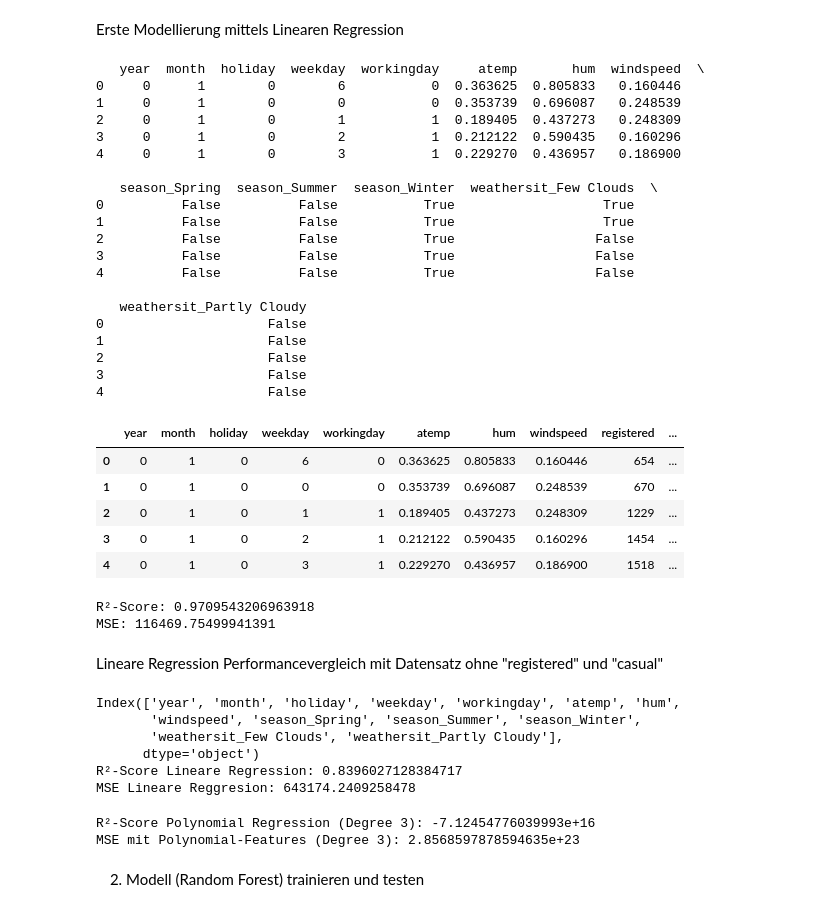
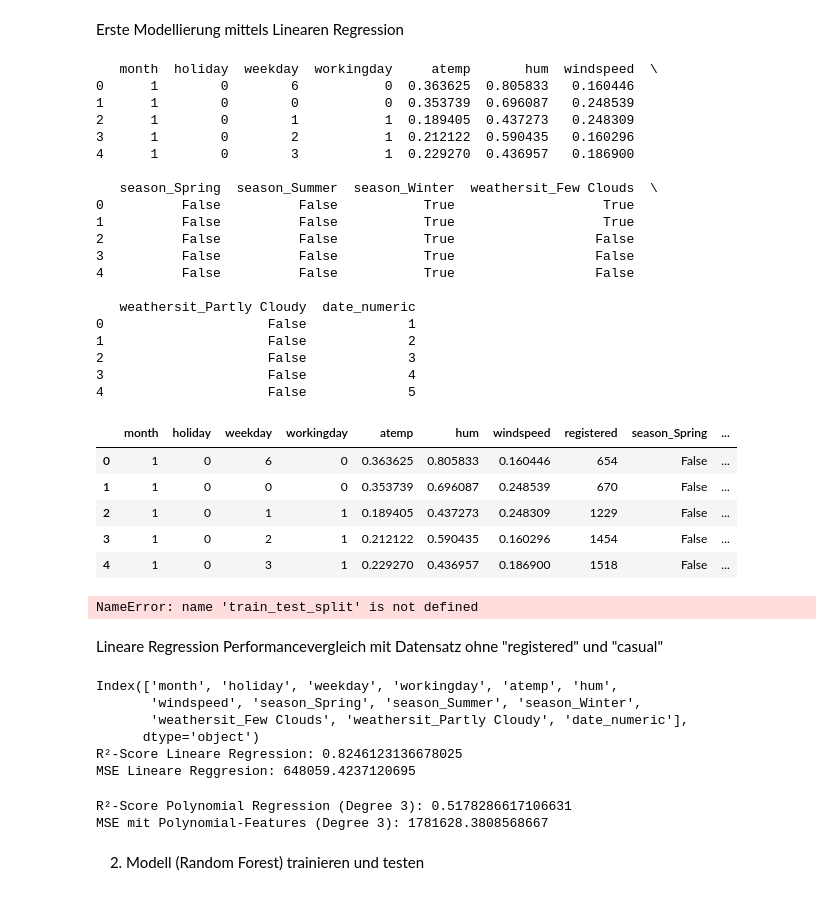
Before and after one commit to philhap/DS-Projektarbeit-Philipp-Heppler-Bike-Sharing, a Jupyter notebook: Digethic_Projektarbeit24_DS.ipynb, the cells around one changed output. Drawn from its saved outputs; the diff is of its cells as text; code cells hidden in the pictures.

```diff
--- a/Digethic_Projektarbeit24_DS.ipynb
+++ b/Digethic_Projektarbeit24_DS.ipynb
@@ -297,14 +304,14 @@ Index(['date', 'season', 'year', 'month', 'holiday', 'weekday', 'workingday',
        'registered', 'distribution'],
       dtype='object')
 # %%
-# Konvertiere 'date' in Datumsformat
-df['date'] = pd.to_datetime(df['date'])
-
-# Erstelle Dummy-Variablen für 'season'
+# Erstelle Dummy-Variablen für 'season' und 'weathersit'
 df = pd.get_dummies(df, columns=['season', 'weathersit'], drop_first=True)
 
-# Exkludiere 'date' von der Korrelation
-df_numeric = df.drop(columns=['date'])
+# Fortlaufende Zahl für jedes Datum erstellen (beginnend bei 1)
+df['date_numeric'] = np.arange(1, len(df) + 1)
+
+# Entferne die ursprüngliche 'date'-Spalte, falls gewünscht
+df = df.drop(columns=['date'])
 
 print(df.head())
 df.dtypes
@@ -363,49 +370,50 @@ plt.show()
 Erste Modellierung mittels Linearen Regression
 # %%
 from sklearn.linear_model import LinearRegression
-from sklearn.model_selection import train_test_split
-from sklearn.metrics import r2_score, mean_squared_error
+import sklearn.model_selection
+import sklearn.metrics
 
 # Features ohne "casual" und Zielvariable definieren
-X = df.drop(columns=['distribution', 'date', 'temp', 'casual']) # temp wird wegen Multikollinearität entfernt
+X = df.drop(columns=['distribution', 'year', 'temp', 'casual']) # temp wird wegen Multikollinearität entfernt
 y = df['distribution'] # casual + registered = target
 
 # Features ohne "registered" und "casual" definieren
-X2 = df.drop(columns=['date', 'distribution', 'temp', 'registered', 'casual'])
+X2 = df.drop(columns=['distribution', 'year', 'temp', 'registered', 'casual'])
 y2 = df['distribution'] # casual + registered = target
 
 print(X2.head())
 X.head()
 # %% [output]
-   year  month  holiday  weekday  workingday     atemp       hum  windspeed  \
-0     0      1        0        6           0  0.363625  0.805833   0.160446
-1     0      1        0        0           0  0.353739  0.696087   0.248539
-2     0      1        0        1           1  0.189405  0.437273   0.248309
-3     0      1        0        2           1  0.212122  0.590435   0.160296
-4     0      1        0        3           1  0.229270  0.436957   0.186900
+   month  holiday  weekday  workingday     atemp       hum  windspeed  \
+0      1        0        6           0  0.363625  0.805833   0.160446
+1      1        0        0           0  0.353739  0.696087   0.248539
+2      1        0        1           1  0.189405  0.437273   0.248309
+3      1        0        2           1  0.212122  0.590435   0.160296
+4      1        0        3           1  0.229270  0.436957   0.186900
 
    season_Spring  season_Summer  season_Winter  weathersit_Few Clouds  \
 0          False          False           True                   True
 1          False          False           True                   True
 2          False          False           True                  False
 3          False          False           True                  False
 4          False          False           True                  False
 
-   weathersit_Partly Cloudy
-0                     False
-1                     False
-2                     False
-3                     False
-4                     False
+   weathersit_Partly Cloudy  date_numeric
+0                     False             1
+1                     False             2
+2                     False             3
+3                     False             4
+4                     False             5
-|  | year | month | holiday | weekday | workingday | atemp | hum | windspeed | registered | ... |
-| 0 | 0 | 1 | 0 | 6 | 0 | 0.363625 | 0.805833 | 0.160446 | 654 | ... |
-| 1 | 0 | 1 | 0 | 0 | 0 | 0.353739 | 0.696087 | 0.248539 | 670 | ... |
-| 2 | 0 | 1 | 0 | 1 | 1 | 0.189405 | 0.437273 | 0.248309 | 1229 | ... |
-| 3 | 0 | 1 | 0 | 2 | 1 | 0.212122 | 0.590435 | 0.160296 | 1454 | ... |
-| 4 | 0 | 1 | 0 | 3 | 1 | 0.229270 | 0.436957 | 0.186900 | 1518 | ... |
+|  | month | holiday | weekday | workingday | atemp | hum | windspeed | registered | season_Spring | ... |
+| 0 | 1 | 0 | 6 | 0 | 0.363625 | 0.805833 | 0.160446 | 654 | False | ... |
+| 1 | 1 | 0 | 0 | 0 | 0.353739 | 0.696087 | 0.248539 | 670 | False | ... |
+| 2 | 1 | 0 | 1 | 1 | 0.189405 | 0.437273 | 0.248309 | 1229 | False | ... |
+| 3 | 1 | 0 | 2 | 1 | 0.212122 | 0.590435 | 0.160296 | 1454 | False | ... |
+| 4 | 1 | 0 | 3 | 1 | 0.229270 | 0.436957 | 0.186900 | 1518 | False | ... |
 # %%
 # Train-Test-Split
-X_trainx, X_testx, y_trainx, y_testx = train_test_split(X, y, test_size=0.2, random_state=42)
+X_train, X_test, y_train, y_test = train_test_split(X, y, test_size=0.2, random_state=42)
+
 
 # Modell erstellen und trainieren
 lrx_model = LinearRegression()
@@ -422,13 +430,12 @@ print(f'R²-Score: {r2_lrx}')
 mse_lrx = mean_squared_error(y_testx, y_pred_lrx)
 print(f'MSE: {mse_lrx}')
 # %% [output]
-R²-Score: 0.9709543206963918
-MSE: 116469.75499941391
+NameError: name 'train_test_split' is not defined
 # %% [markdown]
 Lineare Regression Performancevergleich mit Datensatz ohne "registered" und "casual"
 # %%
 # Train-Test-Split
-X_train, X_test, y_train, y_test = train_test_split(X2, y2, test_size=0.2, random_state=42)
+X_train, X_test, y_train, y_test = train_test_split(X2, y2, test_size=0.2, random_state=43)
 
 # Modell erstellen und trainieren
 lr_model = LinearRegression()
@@ -447,17 +454,17 @@ print(f'R²-Score Lineare Regression: {r2_lr}')
 mse_lr = mean_squared_error(y_test, y_pred_lr)
 print(f'MSE Lineare Reggresion: {mse_lr}')
 # %% [output]
-Index(['year', 'month', 'holiday', 'weekday', 'workingday', 'atemp', 'hum',
+Index(['month', 'holiday', 'weekday', 'workingday', 'atemp', 'hum',
        'windspeed', 'season_Spring', 'season_Summer', 'season_Winter',
-       'weathersit_Few Clouds', 'weathersit_Partly Cloudy'],
+       'weathersit_Few Clouds', 'weathersit_Partly Cloudy', 'date_numeric'],
       dtype='object')
-R²-Score Lineare Regression: 0.8396027128384717
-MSE Lineare Reggresion: 643174.2409258478
+R²-Score Lineare Regression: 0.8246123136678025
+MSE Lineare Reggresion: 648059.4237120695
 # %%
 from sklearn.preprocessing import PolynomialFeatures
 
-# Erstelle Polynom-Features (z.B. Grad 3)
-poly = PolynomialFeatures(degree=3)
+# Erstellen von Polynom-Features
+poly = PolynomialFeatures(degree=2)
 X_train_poly = poly.fit_transform(X_train)
 X_test_poly = poly.transform(X_test)
 
@@ -476,8 +483,8 @@ print(f'R²-Score Polynomial Regression (Degree 3): {r2_poly}')
 mse_poly = mean_squared_error(y_test, y_pred_poly)
 print(f'MSE mit Polynomial-Features (Degree 3): {mse_poly}')
 # %% [output]
-R²-Score Polynomial Regression (Degree 3): -7.12454776039993e+16
-MSE mit Polynomial-Features (Degree 3): 2.8568597878594635e+23
+R²-Score Polynomial Regression (Degree 3): 0.5178286617106631
+MSE mit Polynomial-Features (Degree 3): 1781628.3808568667
 # %% [markdown]
 2. Modell (Random Forest) trainieren und testen
 # %%
```
Also changed, not shown: parts of 33 cells of this notebook.
